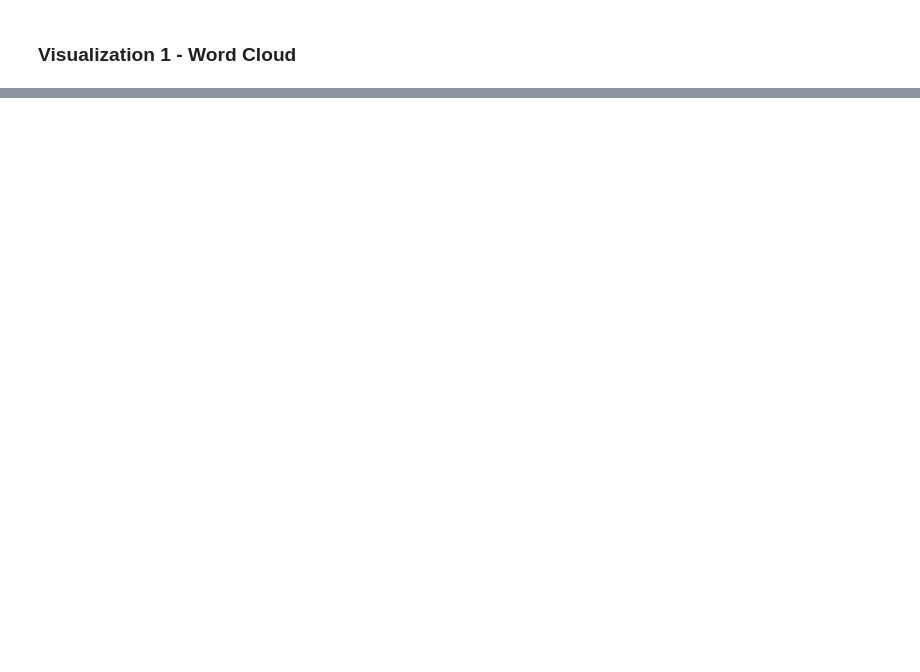
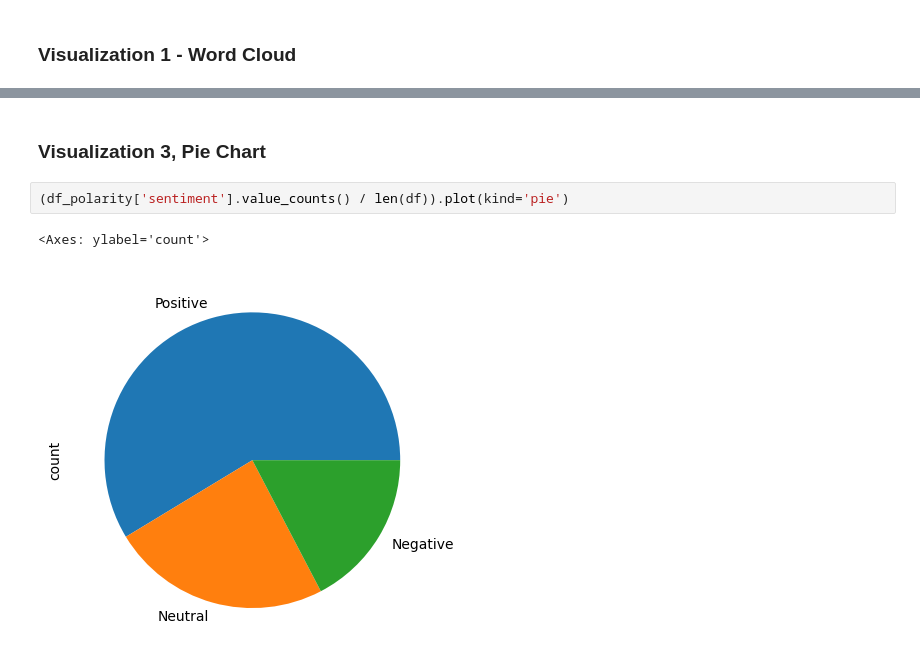
Before and after one commit to domatt1854/cis-410-project, a Jupyter notebook: sentiment_analysis/visualization.ipynb, the cells around one changed output, grey strips where cells are left out. Cells and saved outputs as stored; diff of their text form; blank space fills up the shorter version.

```diff
--- a/sentiment_analysis/visualization.ipynb
+++ b/sentiment_analysis/visualization.ipynb
@@ -66,0 +107,7 @@ df.head()
+# %% [markdown]
+### Visualization 3, Pie Chart
+# %%
+(df_polarity['sentiment'].value_counts() / len(df)).plot(kind='pie')
+# %% [output]
+<Axes: ylabel='count'>
+[figure, added]
```
Also changed, not shown: parts of 11 cells of this notebook.
